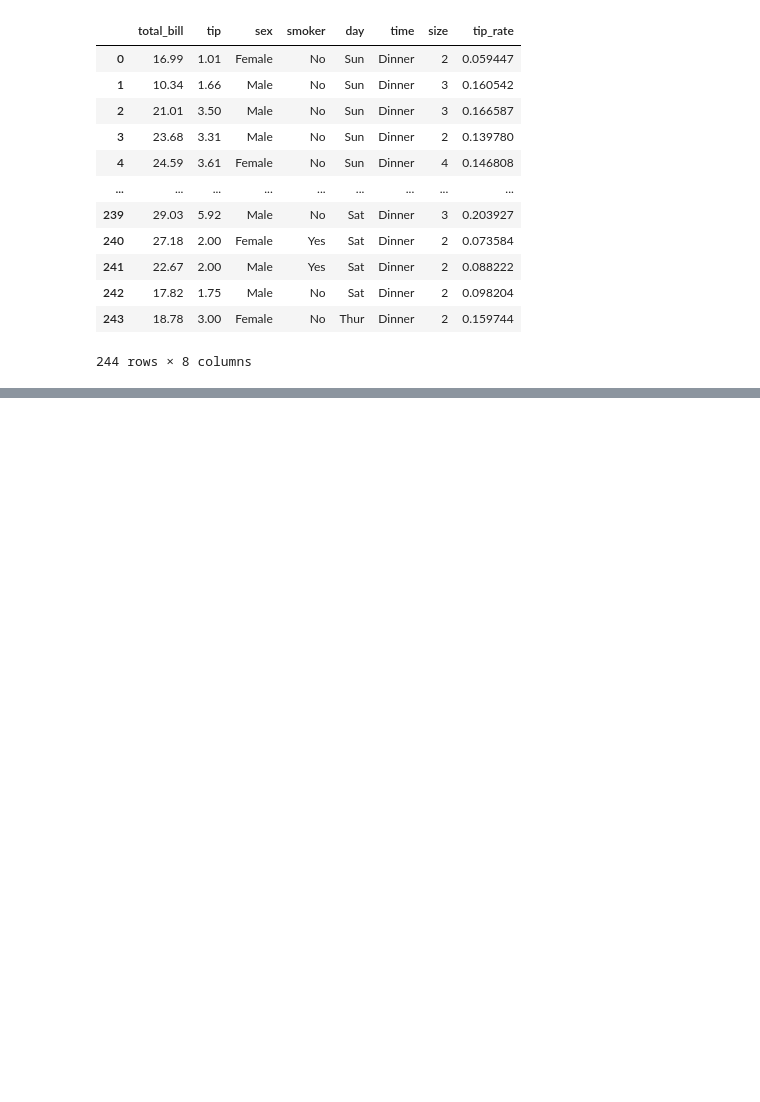
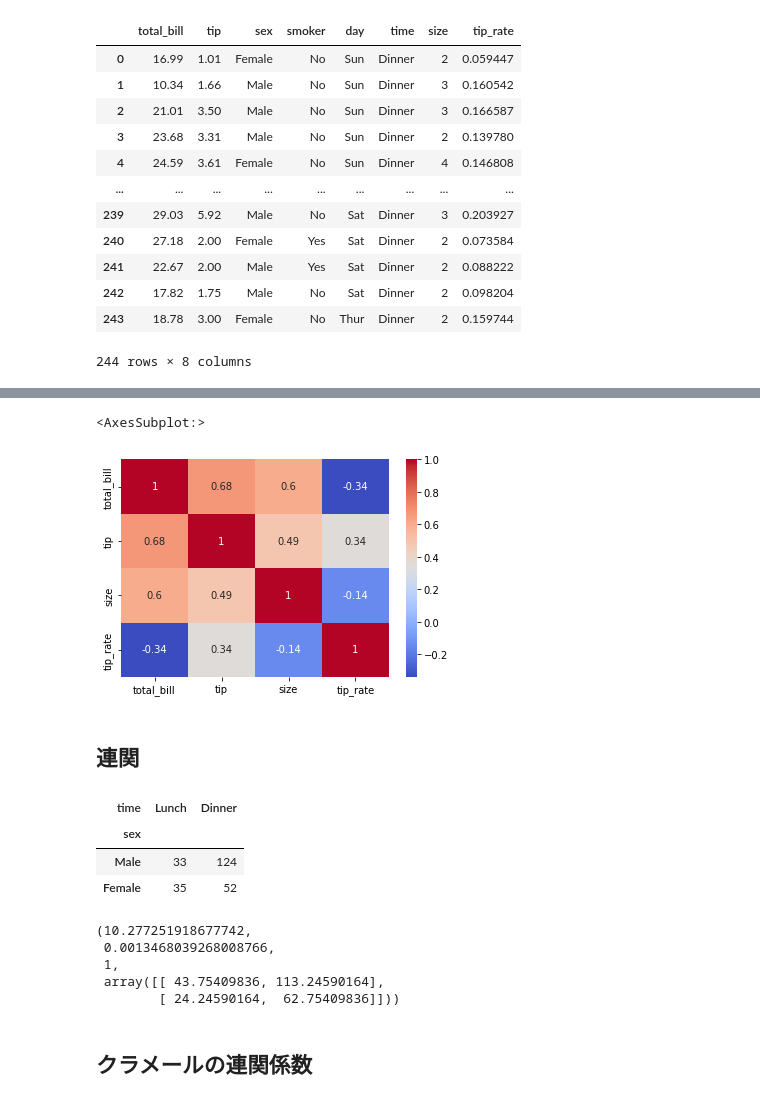
Before and after one commit to 1024xx4/statistics_udemy, a Jupyter notebook: statistics.ipynb, the cells around one changed output, grey strips where cells are left out. Cells and saved outputs as stored; diff of their text form; code cells hidden in the pictures; blank space fills up the shorter version.

```diff
--- a/statistics.ipynb
+++ b/statistics.ipynb
@@ -236,0 +288,25 @@ df
+# %%
+sns.heatmap(df.corr(), cmap='coolwarm', annot=True)
+# %% [output]
+<AxesSubplot:>
+[figure, added]
+# %% [markdown]
+## 連関
+# %%
+pd.crosstab(df['sex'], df['time'])
+# %% [output]
+| time | Lunch | Dinner |
+| sex |  |  |
+| Male | 33 | 124 |
+| Female | 35 | 52 |
+# %%
+cont_table = pd.crosstab(df['sex'], df['time'])
+stats.chi2_contingency(cont_table, correction=False)
+# %% [output]
+(10.277251918677742,
+ 0.0013468039268008766,
+ 1,
+ array([[ 43.75409836, 113.24590164],
+        [ 24.24590164,  62.75409836]]))
+# %% [markdown]
+## クラメールの連関係数
```
Also changed, not shown: parts of 22 cells of this notebook, 1 other file.
